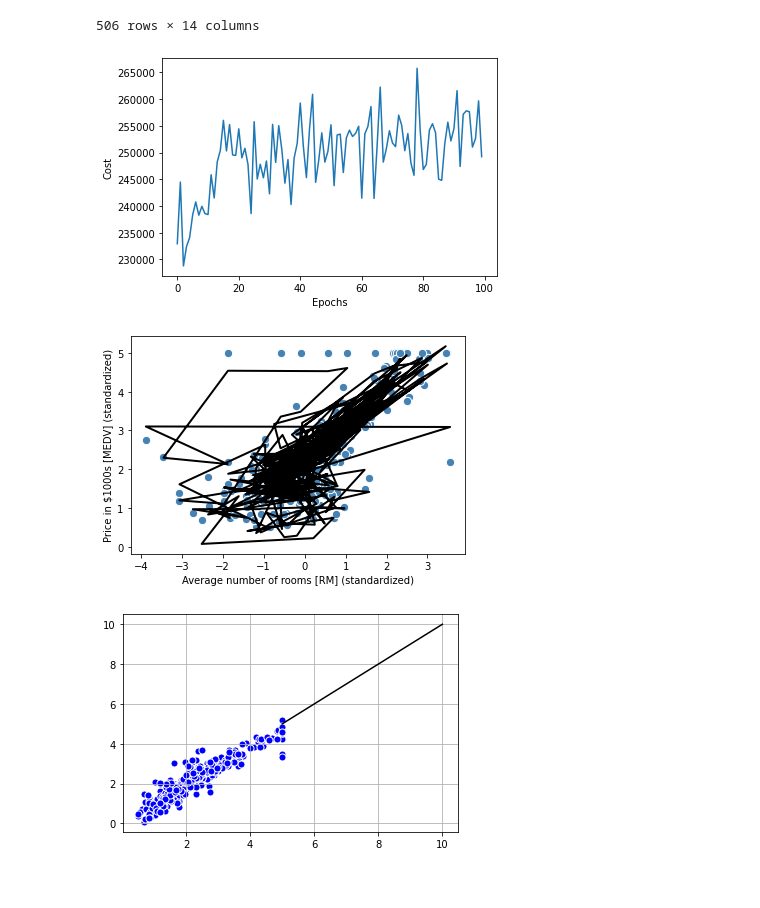
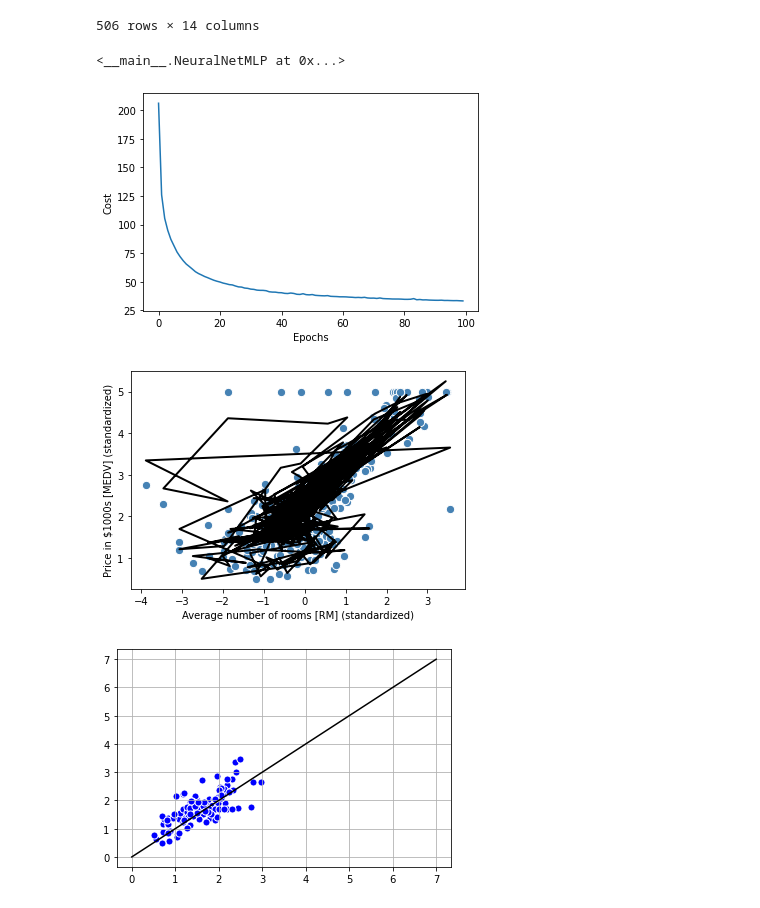
Before and after one commit to JasonYu1998/HW1, a Jupyter notebook: MLHW1.ipynb, the cells around one changed output. Saved outputs shown, nothing was run; the diff lists cells and outputs as text; code cells hidden in the pictures.

```diff
--- a/MLHW1.ipynb
+++ b/MLHW1.ipynb
@@ -72,7 +72,7 @@ X_t = X_t.T
 import numpy as np
 import sys
 class NeuralNetMLP(object):
-  def __init__(self, n_hidden=30, l2=0., epochs=100, eta=0.003, shuffle=True,minibatch_size=1, seed=None):
+  def __init__(self, n_hidden=30, l2=0., epochs=100, eta=0.001, shuffle=True,minibatch_size=1, seed=None):
     self.random = np.random.RandomState(seed)
     self.n_hidden = n_hidden
     self.l2 = l2
@@ -129,7 +129,7 @@ class NeuralNetMLP(object):
     Regularized cost
     """
     L2_term = (self.l2 *(np.sum(self.w_h * 2.)+np.sum(self.w_out ** 2.)))
-    cost = np.sum((y_enc - output)**2) + L2_term
+    cost = np.sum((y_enc - output.reshape(400))**2) + L2_term
     return cost
   def predict(self, X):
     """Predict class labels
@@ -179,7 +179,7 @@ class NeuralNetMLP(object):
       #print(y_train_enc.shape)
       # iterate over training epochs
       for i in range(self.epochs):
-        print(i)
+        #print(i)
         # iterate over minibatches
         indices = np.arange(X_train.shape[0])
 
@@ -244,6 +244,8 @@ y_train=y_std[:400],\
 X_valid=X_t[400:],\
 y_valid=y_std[400:])
 #>>> 200/200 | Cost: 5065.78 | Train/Valid Acc.: 99.28%/97.98%
+# %% [output]
+<__main__.NeuralNetMLP at 0x...>
 # %%
 import matplotlib.pyplot as plt
 plt.plot(range(nn.epochs), nn.eval_['cost'])
@@ -251,7 +253,7 @@ plt.ylabel('Cost')
 plt.xlabel('Epochs')
 plt.show()
 # %% [output]
-[figure, old version]
+[figure, new version]
 # %%
 def lin_regplot(X, y, model):
   plt.scatter(X.T[0], y, c='steelblue', edgecolor='white', s=70)
@@ -262,11 +264,11 @@ plt.xlabel('Average number of rooms [RM] (standardized)')
 plt.ylabel('Price in $1000s [MEDV] (standardized)')
 plt.show()
 # %% [output]
-[figure, old version]
+[figure, new version]
 # %%
-x = np.linspace(5,10,100)
-plt.scatter(y_std, nn.predict(X_t), c='b',edgecolor='white',s=50)
+x = np.linspace(0,7,100)
+plt.scatter(y_std[400:], nn.predict(X_t[400:]), c='b',edgecolor='white',s=50)
 plt.plot(x,x,c='black')
 plt.grid()
 # %% [output]
-[figure, old version]
+[figure, new version]
```
